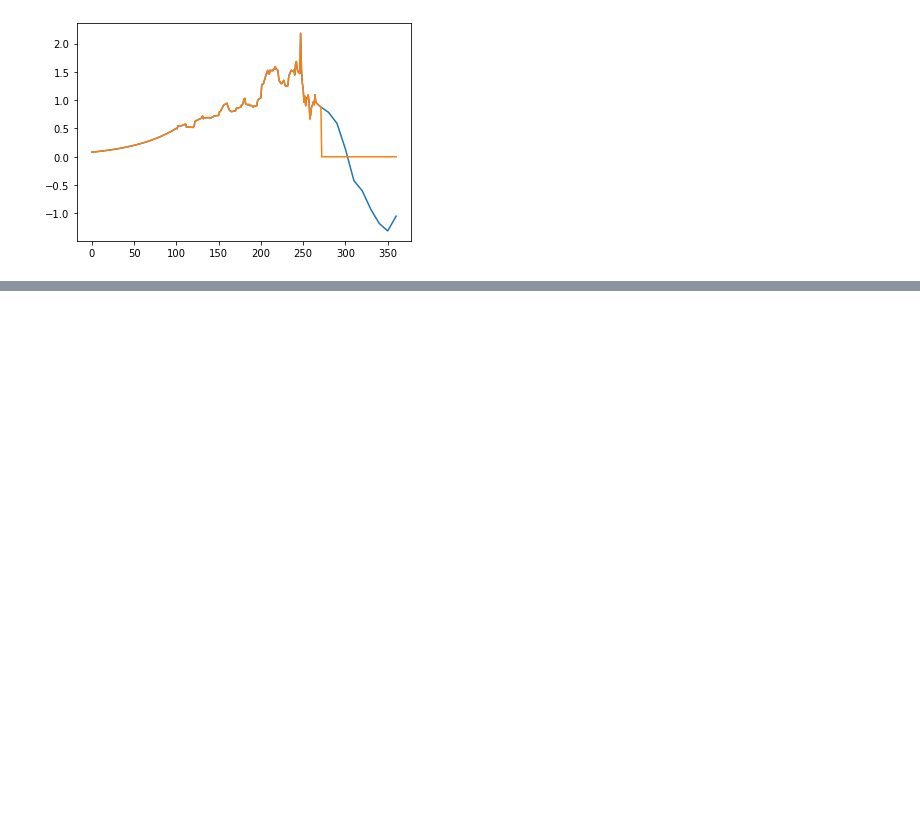
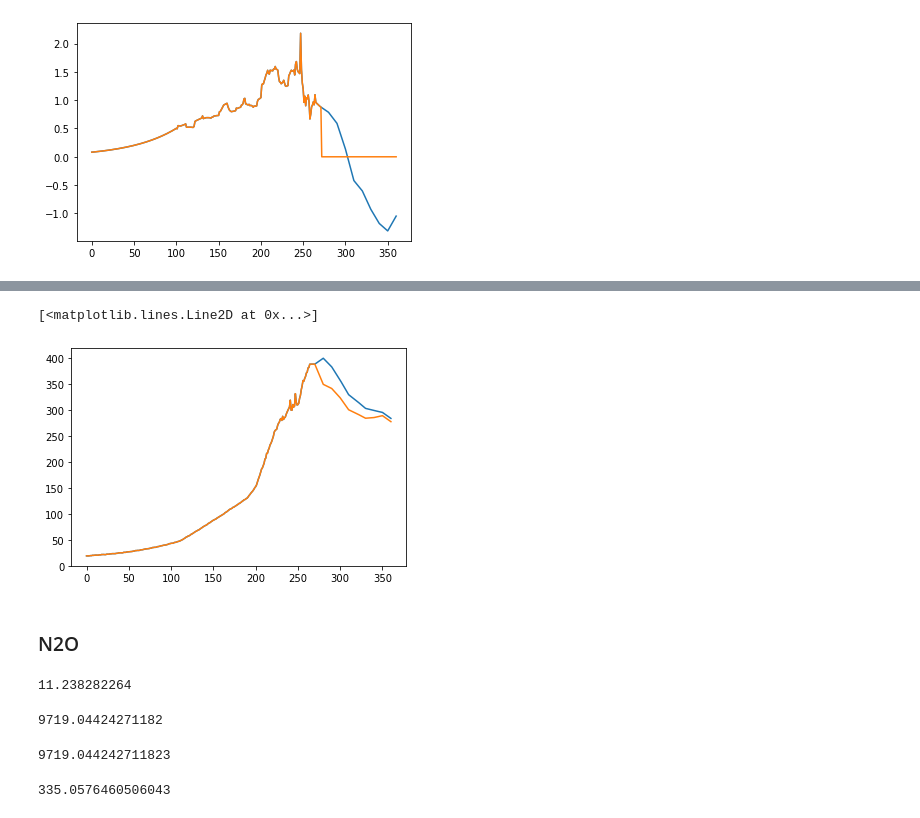
Before and after one commit to chrisroadmap/cop26-pathways, a Jupyter notebook: notebooks/010_generate_baseline_emissions.ipynb, the cells around one changed output, grey strips where cells are left out. Drawn from its saved outputs; the diff is of its cells as text; code cells hidden in the pictures; blank space fills up the shorter version.

```diff
--- a/notebooks/010_generate_baseline_emissions.ipynb
+++ b/notebooks/010_generate_baseline_emissions.ipynb
@@ -501,0 +359,4 @@ coal_ch4/coal_prod  # though does this include fugitive? I believe so.
+# %%
+# convert the harmonized coal fraction back to FaIR emissions
+ssp245_coal_ch4 = emissions_factor_coal_ch4 * message_ssp245_df.loc['Primary Energy|Coal|w/o CCS', '2020':]
+ssp245_coal_ch4
@@ -501,0 +374,4 @@ coal_ch4/coal_prod  # though does this include fugitive? I believe so.
+# %%
+# now, of course, it won't be an instant phase out, so the 2020 to 2030 is a linear ramp.
+ssp245_coal_ch4.loc['2020'] = 0
+ssp245_coal_ch4
@@ -501,0 +389,4 @@ coal_ch4/coal_prod  # though does this include fugitive? I believe so.
+# %%
+f = interp1d(np.arange(2020,2101,10), ssp245_coal_ch4.values)
+ssp245_coal_ch4_interp = f(np.arange(2020,2101))
+ssp245_coal_ch4_interp
@@ -501,0 +411,41 @@ coal_ch4/coal_prod  # though does this include fugitive? I believe so.
+# %%
+emissions_out['coal-phase-out'][270:351,3] = emissions_out['coal-phase-out'][270:351,3] - ssp245_coal_ch4_interp
+emissions_out['coal-phase-out'][351:,3] = emissions_out['coal-phase-out'][351:,3] - ssp245_coal_ch4_interp[-1]
+# %%
+# as we can see this trajectory is a little artificial, because we have assumed that all coal is replaced by a zero
+# carbon fuel. In the real world much of the additional capacity will be gas.
+pl.plot(emissions_out['ssp245'][:,3])
+pl.plot(emissions_out['coal-phase-out'][:,3])
+# %% [output]
+[<matplotlib.lines.Line2D at 0x...>]
+[figure, added]
+# %% [markdown]
+### N2O
+# %%
+emissions_out['coal-phase-out'][269,4] * 44/28  # SSP2-4.5 emissions estimate in MtN2O for 2019
+# %% [output]
+11.238282264
+# %%
+# CEDS emissions 2019 in ktN2O
+ceds_n2o_sector_df = pd.read_csv('../data_input/ceds-20210421/N2O_global_CEDS_emissions_by_sector_2021_04_21.csv')
+ceds_n2o_sector_df.set_index('sector', inplace=True)
+ceds_n2o_sector_df.sum().loc['X2019']
+# %% [output]
+9719.04424271182
+# %%
+# quick verification that the numbers agree
+ceds_n2o_fuel_df = pd.read_csv('../data_input/ceds-20210421/N2O_global_CEDS_emissions_by_fuel_2021_04_21.csv')
+ceds_n2o_fuel_df.set_index('fuel', inplace=True)
+ceds_n2o_fuel_df.sum().loc['X2019']
+# %% [output]
+9719.044242711823
+# %%
+coal_n2o = (
+    ceds_n2o_fuel_df.loc['brown_coal', 'X2019'] +
+    ceds_n2o_fuel_df.loc['coal_coke', 'X2019'] +
+    ceds_n2o_fuel_df.loc['hard_coal', 'X2019'] +
+    ceds_n2o_sector_df.loc['1B1_Fugitive-solid-fuels','X2019']
+)
+coal_n2o
+# %% [output]
+335.0576460506043
```
Also changed, not shown: parts of 152 cells of this notebook, 14 other files.
